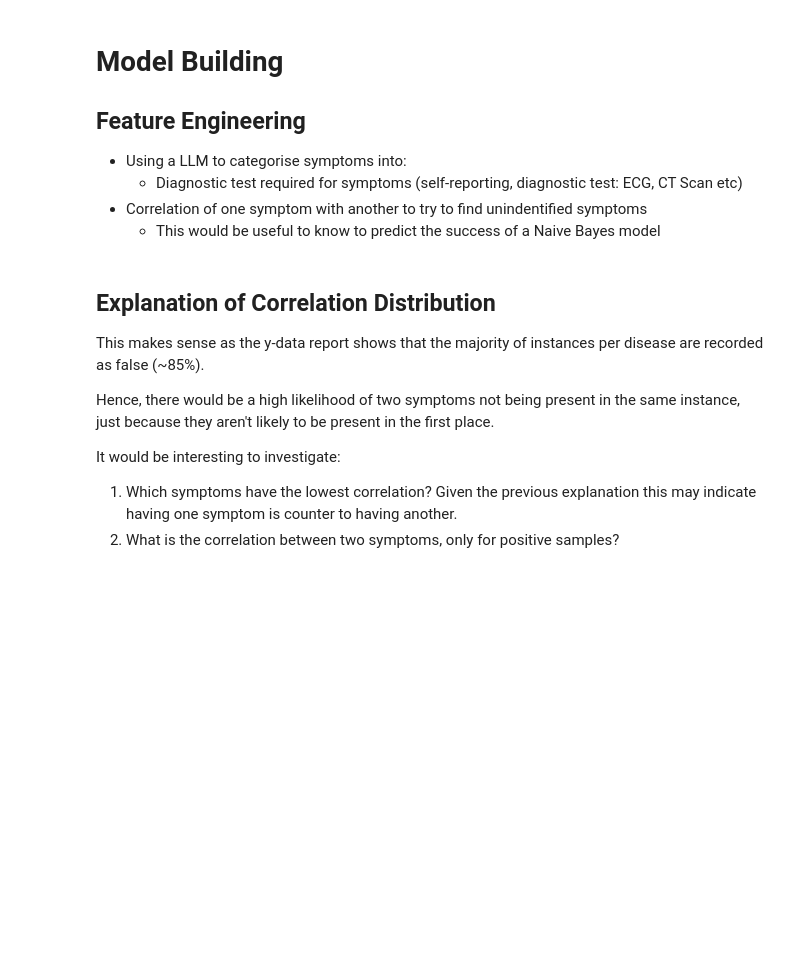
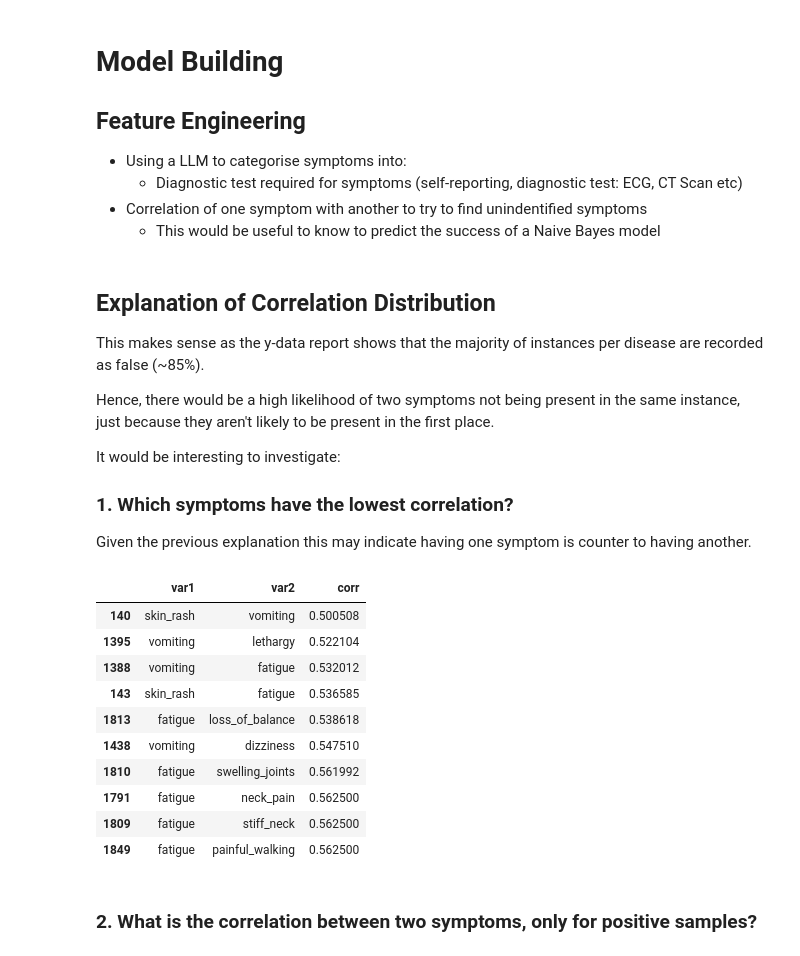
Before and after one commit to LGXprod/Disease-Prediction, a Jupyter notebook: eda.ipynb, the cells around one changed output. Drawn from its saved outputs; the diff is of its cells as text; code cells hidden in the pictures; blank space fills up the shorter version.

```diff
--- a/eda.ipynb
+++ b/eda.ipynb
@@ -319,7 +319,7 @@ if not os.path.exists("var_corr_df.csv"):
     var_to_var_corr = TwoKeyDict()
     cols = train_df.columns[:-1]
 
-    for i, row in tqdm(train_df.iterrows(), total=len(train_df)):
+    for _, row in tqdm(train_df.iterrows(), total=len(train_df)):
         for j, col in enumerate(cols):
             for k in range(j + 1, len(cols)):
                 if var_to_var_corr.get_value(col, cols[k]) is None:
@@ -353,8 +353,23 @@ Hence, there would be a high likelihood of two symptoms not being present in the
 
 It would be interesting to investigate:
 
-1. Which symptoms have the lowest correlation? Given the previous explanation this may indicate having one symptom is counter to having another.
-2. What is the correlation between two symptoms, only for positive samples?
+### 1. Which symptoms have the lowest correlation?
+Given the previous explanation this may indicate having one symptom is counter to having another.
+# %%
+# get the 10 lowest values in var_corr_df
+var_corr_df.sort_values("corr").head(10)
+# %% [output]
+|  | var1 | var2 | corr |
+| 140 | skin_rash | vomiting | 0.500508 |
+| 1395 | vomiting | lethargy | 0.522104 |
+| 1388 | vomiting | fatigue | 0.532012 |
+| 143 | skin_rash | fatigue | 0.536585 |
+| 1813 | fatigue | loss_of_balance | 0.538618 |
+| 1438 | vomiting | dizziness | 0.547510 |
+| 1810 | fatigue | swelling_joints | 0.561992 |
+| 1791 | fatigue | neck_pain | 0.562500 |
+| 1809 | fatigue | stiff_neck | 0.562500 |
+| 1849 | fatigue | painful_walking | 0.562500 |
 # %%
 fig = px.histogram(
     var_corr_df["corr"],
@@ -362,3 +377,5 @@ fig = px.histogram(
     nbins=25,
 )
 fig.show()
+# %% [markdown]
+### 2. What is the correlation between two symptoms, only for positive samples?
```
Also changed, not shown: parts of 4 cells of this notebook.
